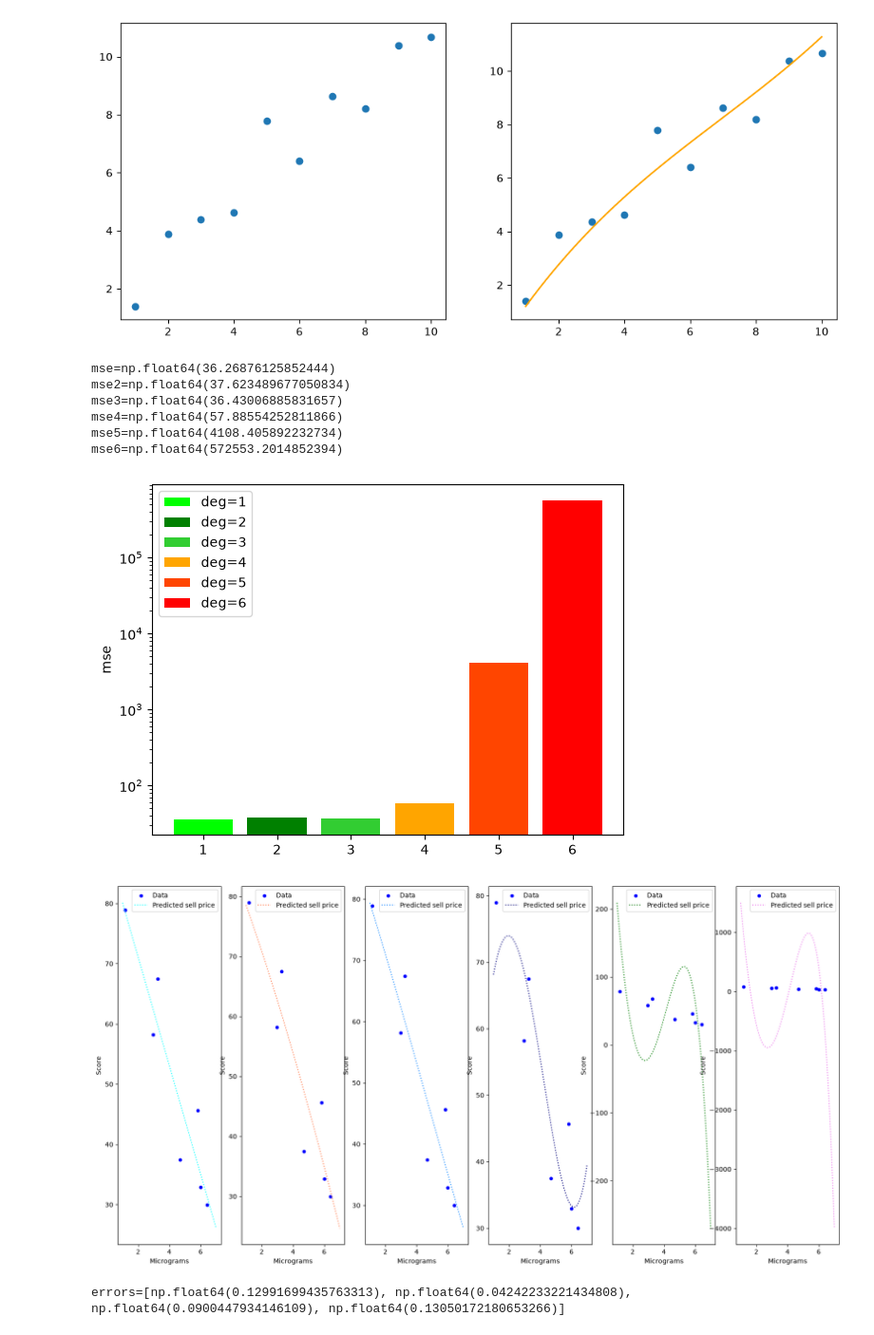
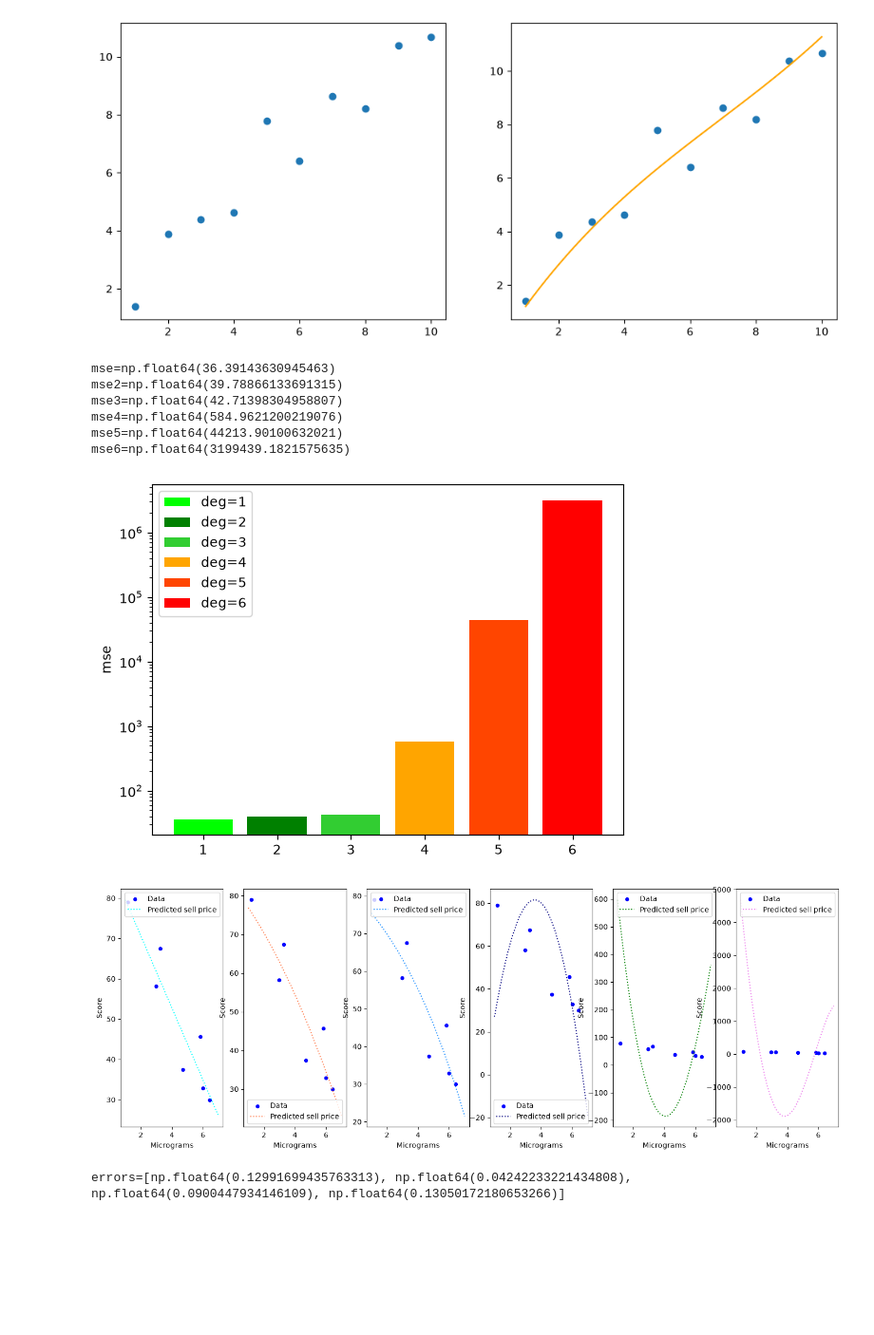
Before and after one commit to Pachiderms/bootcamp_ml, a Jupyter notebook: notebooks/notebook_module07.ipynb, the cells around one changed output. Shown at 95% size. Drawn from its saved outputs; the diff is of its cells as text; code cells hidden in the pictures; blank space fills up the shorter version.

```diff
--- a/notebooks/notebook_module07.ipynb
+++ b/notebooks/notebook_module07.ipynb
@@ -444,12 +444,12 @@ x4_norm, mean4, std4 = fit_zscore(x4)
 x5_norm, mean5, std5 = fit_zscore(x5)
 x6_norm, mean6, std6 = fit_zscore(x6)
 
-lr1 = MyLR(theta1, alpha=5.5e-4, max_iter=50000).fit_(x_norm, y)
-lr2 = MyLR(theta2, alpha=5.5e-4, max_iter=50000).fit_(x2_norm, y)
-lr3 = MyLR(theta3, alpha=5.5e-4, max_iter=50000).fit_(x3_norm, y)
-lr4 = MyLR(theta4, alpha=5.5e-4, max_iter=50000).fit_(x4_norm, y)
-lr5 = MyLR(theta5, alpha=5.5e-4, max_iter=50000).fit_(x5_norm, y)
-lr6 = MyLR(theta6, alpha=5.5e-4, max_iter=50000).fit_(x6_norm, y)
+lr1 = MyLR(theta1, alpha=1e-4, max_iter=50000).fit_(x_norm, y)
+lr2 = MyLR(theta2, alpha=1e-4, max_iter=50000).fit_(x2_norm, y)
+lr3 = MyLR(theta3, alpha=1e-4, max_iter=50000).fit_(x3_norm, y)
+lr4 = MyLR(theta4, alpha=1e-4, max_iter=50000).fit_(x4_norm, y)
+lr5 = MyLR(theta5, alpha=1e-4, max_iter=50000).fit_(x5_norm, y)
+lr6 = MyLR(theta6, alpha=1e-4, max_iter=50000).fit_(x6_norm, y)
 
 y_hat = lr1.predict_(x_norm)
 y_hat2 = lr2.predict_(x2_norm)
@@ -514,7 +514,7 @@ y_hat4 = lr4.predict_(x4_plotnorm)
 y_hat5 = lr5.predict_(x5_plotnorm)
 y_hat6 = lr6.predict_(x6_plotnorm)
 
-plotter = MyPlt((1, 6), (20, 10))
+plotter = MyPlt((1, 6), (18, 6))
 plotter.scatter(x, y, xlabel="Micrograms", ylabel="Score")
 plotter.scatter(x, y, xlabel="Micrograms", ylabel="Score", ax_id=1)
 plotter.scatter(x, y, xlabel="Micrograms", ylabel="Score", ax_id=2)
@@ -556,41 +556,41 @@ plotter.plot(
     y_hat4,
     param_dict={
         "color": "navy",
         "linestyle": "dotted",
         "label": "Predicted sell price",
     },
     ax_id=3,
 )
 plotter.plot(
     continuous_x,
     y_hat5,
     param_dict={
         "color": "green",
         "linestyle": "dotted",
         "label": "Predicted sell price",
     },
     ax_id=4,
 )
 
 plotter.plot(
     continuous_x,
     y_hat6,
     param_dict={
         "color": "violet",
         "linestyle": "dotted",
         "label": "Predicted sell price",
     },
     ax_id=5,
 )
 # %% [output]
-mse=np.float64(36.26876125852444)
-mse2=np.float64(37.623489677050834)
-mse3=np.float64(36.43006885831657)
-mse4=np.float64(57.88554252811866)
-mse5=np.float64(4108.405892232734)
-mse6=np.float64(572553.2014852394)
+mse=np.float64(36.39143630945463)
+mse2=np.float64(39.78866133691315)
+mse3=np.float64(42.71398304958807)
+mse4=np.float64(584.9621200219076)
+mse5=np.float64(44213.90100632021)
+mse6=np.float64(3199439.1821575635)
-[figure, old version]
+[figure, new version]
-[figure, old version]
+[figure, new version]
 # %%
 from src.space_avocado import split_set
 import matplotlib.pyplot as plt
```
Also changed, not shown: parts of 1 cell of this notebook, 3 other files.
